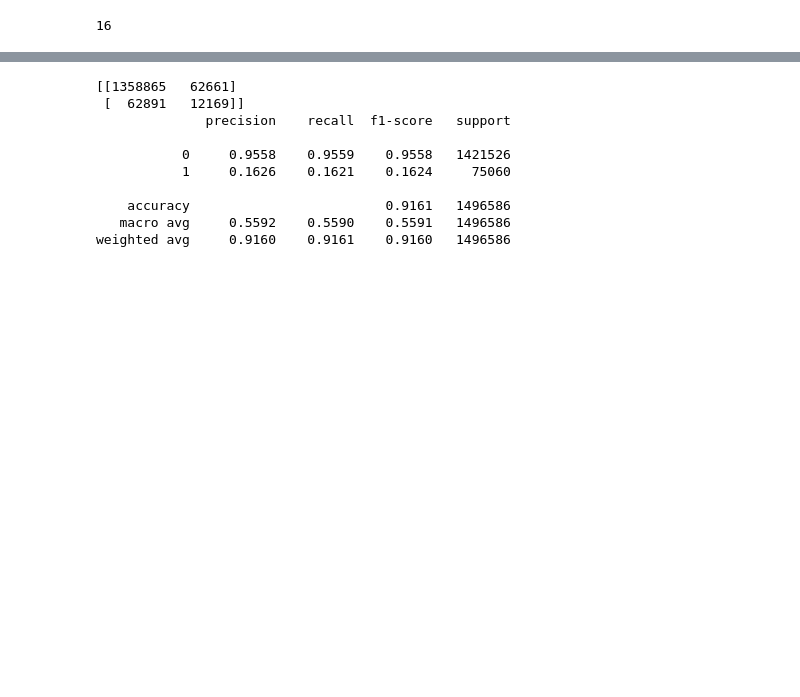
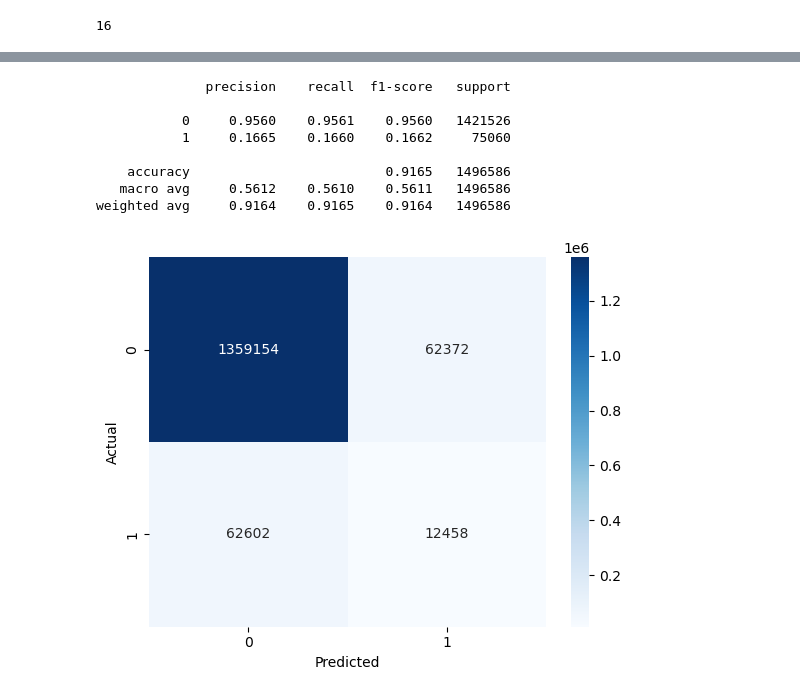
Before and after one commit to pentakll4002/IS403_Q13, a Jupyter notebook: isolation_forest.ipynb, the cells around one changed output, grey strips where cells are left out. Saved outputs shown, nothing was run; the diff lists cells and outputs as text; code cells hidden in the pictures; blank space fills up the shorter version.

```diff
--- a/isolation_forest.ipynb
+++ b/isolation_forest.ipynb
@@ -257,16 +247,22 @@ df[['Anomaly_Score']].sort_values(by='Anomaly_Score', ascending=True)
 # %%
 #so sánh kết quả bất thường với nhãn thực tế
 from sklearn.metrics import classification_report, confusion_matrix
-print(confusion_matrix(y_sample, df['Anomaly']))
 print(classification_report(y_sample, df['Anomaly'], digits=4))
 # %% [output]
-[[1358865   62661]
- [  62891   12169]]
               precision    recall  f1-score   support
 
-           0     0.9558    0.9559    0.9558   1421526
-           1     0.1626    0.1621    0.1624     75060
+           0     0.9560    0.9561    0.9560   1421526
+           1     0.1665    0.1660    0.1662     75060
 
-    accuracy                         0.9161   1496586
-   macro avg     0.5592    0.5590    0.5591   1496586
-weighted avg     0.9160    0.9161    0.9160   1496586
+    accuracy                         0.9165   1496586
+   macro avg     0.5612    0.5610    0.5611   1496586
+weighted avg     0.9164    0.9165    0.9164   1496586
+# %%
+cm = confusion_matrix(y_sample, df['Anomaly'])
+
+sns.heatmap(cm, annot=True, fmt="d", cmap="Blues")
+plt.xlabel("Predicted")
+plt.ylabel("Actual")
+plt.show()
+# %% [output]
+[figure, added]
```
Also changed, not shown: parts of 12 cells of this notebook.
